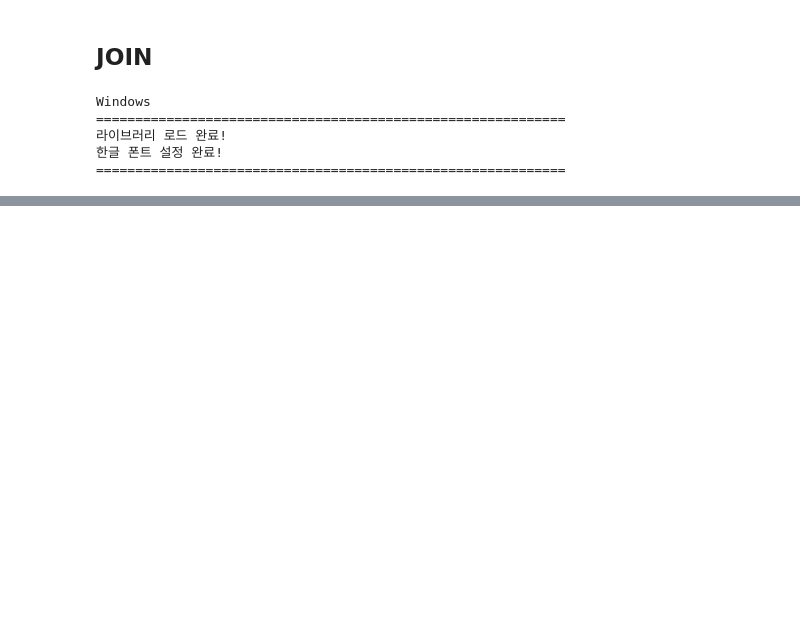
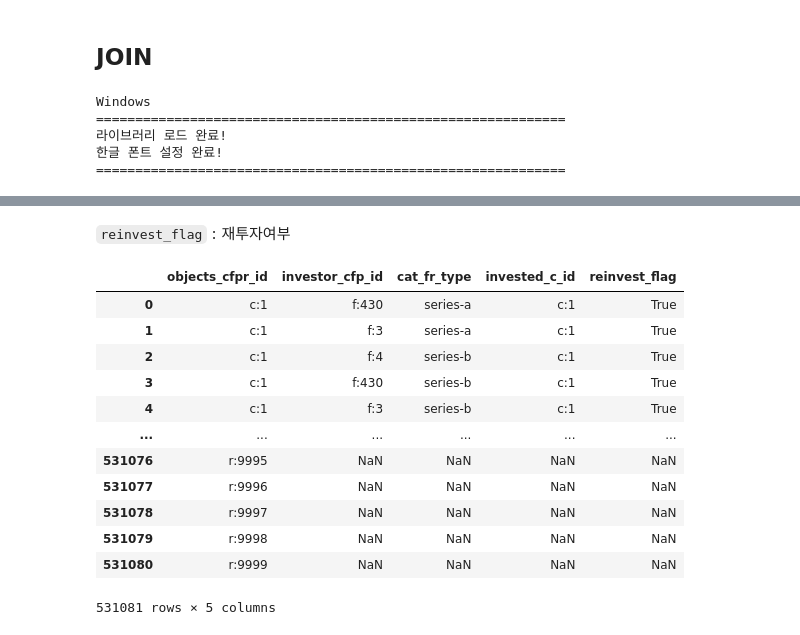
Before and after one commit to hiipseal/Final_project, a Jupyter notebook: sh_join_v2.ipynb, the cells around one changed output, grey strips where cells are left out. Drawn from its saved outputs; the diff is of its cells as text; code cells hidden in the pictures; blank space fills up the shorter version.

```diff
--- a/sh_join_v2.ipynb
+++ b/sh_join_v2.ipynb
@@ -979,0 +633,37 @@ IPO(이슈/마일스톤) ipo_issues csv 추출 완료!
+# %% [markdown]
+<span style="font-size: 15px;">
+<code>reinvest_flag</code> : 재투자여부
+</span>
+# %%
+# 투자자가 동일한 회사에 동일한 라운드 타입으로 재투자했는지 여부 확인
+reinvest_check = (
+    merge_tmp
+    .groupby(["investor_cfp_id", "cat_fr_type"])["invested_c_id"]
+    .nunique()
+    .gt(1)   # gt → greater than 1
+    .rename("reinvest_flag")
+    .reset_index()
+)
+
+# merge_tmp에 reinvest_flag 병합
+merge_tmp = merge_tmp.merge(
+    reinvest_check,
+    on=["investor_cfp_id", "cat_fr_type"],
+    how="left"
+)
+# %%
+display(merge_tmp[["objects_cfpr_id", "investor_cfp_id", "cat_fr_type", "invested_c_id", "reinvest_flag"]])
+# %% [output]
+|  | objects_cfpr_id | investor_cfp_id | cat_fr_type | invested_c_id | reinvest_flag |
+| 0 | c:1 | f:430 | series-a | c:1 | True |
+| 1 | c:1 | f:3 | series-a | c:1 | True |
+| 2 | c:1 | f:4 | series-b | c:1 | True |
+| 3 | c:1 | f:430 | series-b | c:1 | True |
+| 4 | c:1 | f:3 | series-b | c:1 | True |
+| ... | ... | ... | ... | ... | ... |
+| 531076 | r:9995 | NaN | NaN | NaN | NaN |
+| 531077 | r:9996 | NaN | NaN | NaN | NaN |
+| 531078 | r:9997 | NaN | NaN | NaN | NaN |
+| 531079 | r:9998 | NaN | NaN | NaN | NaN |
+| 531080 | r:9999 | NaN | NaN | NaN | NaN |
+531081 rows × 5 columns
```
Also changed, not shown: parts of 111 cells of this notebook.
